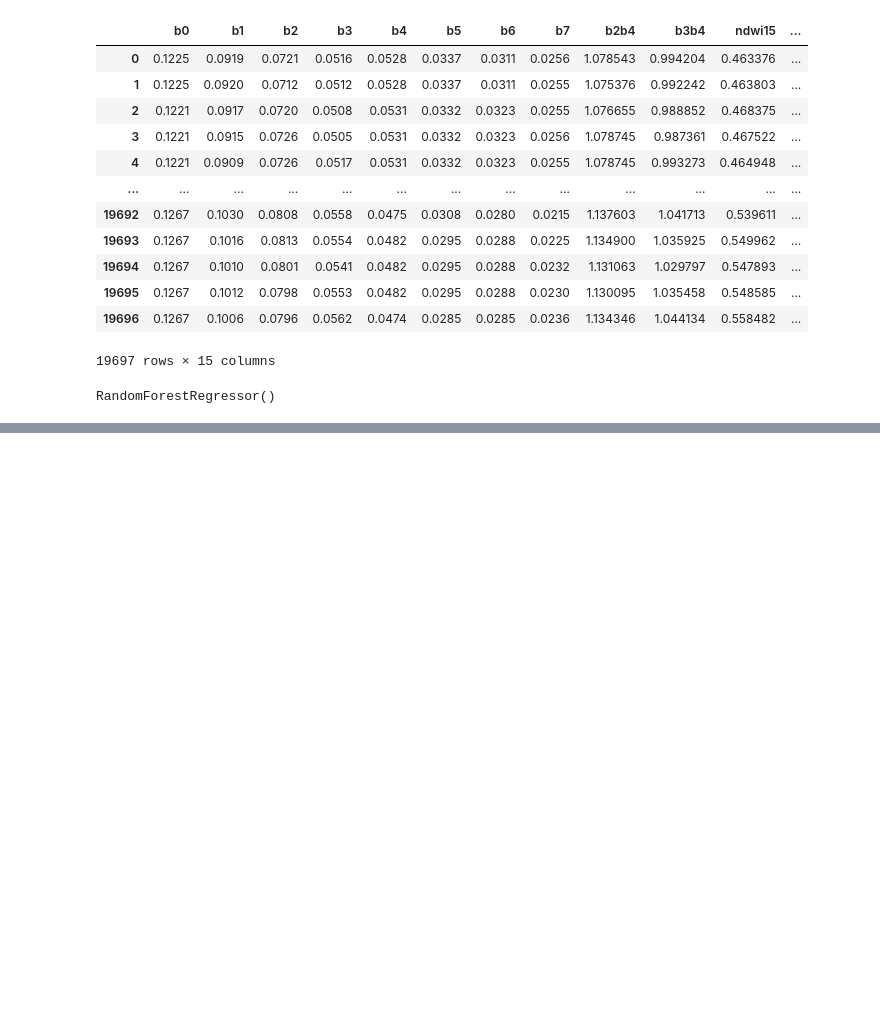
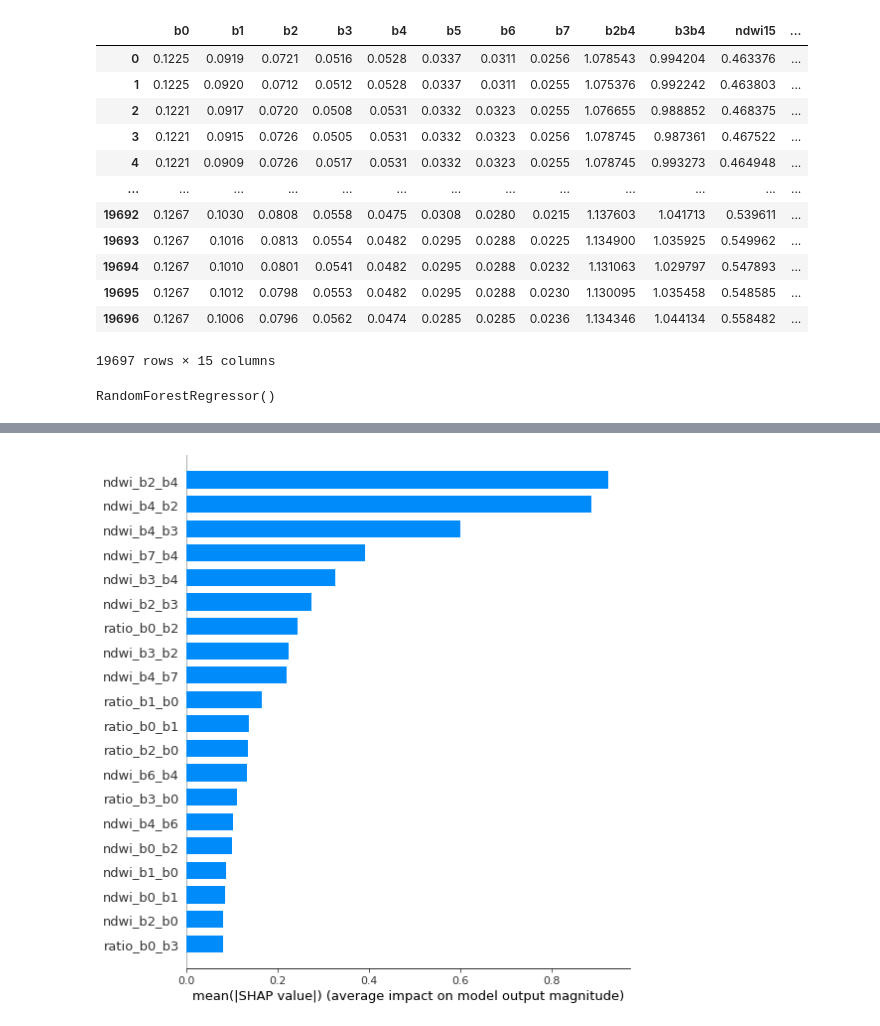
Before and after one commit to Ocean-Technologies/satellite_bathymetry, a Jupyter notebook: notebooks/new_data_feature_engineering.ipynb, the cells around one changed output, grey strips where cells are left out. Drawn from its saved outputs; the diff is of its cells as text; code cells hidden in the pictures; blank space fills up the shorter version.

```diff
--- a/notebooks/new_data_feature_engineering.ipynb
+++ b/notebooks/new_data_feature_engineering.ipynb
@@ -128,0 +149,2 @@ Split 9 -- Score: 0.8708223685112924
+# %%
+new_data_df = pd.DataFrame(new_data)
@@ -128,0 +158,12 @@ Split 9 -- Score: 0.8708223685112924
+# %%
+# Teste all possibilities of ndwi and log ratio as feature
+features = new_data_df
+target = df.z
+
+X_train, X_val, y_train, y_val = train_test_split(features, target, test_size=0.3, random_state=42)
+# %%
+lgbm = LGBMRegressor()
+lgbm.fit(X_train, y_train)
+
+rf = RandomForestRegressor()
+rf.fit(X_train, y_train)
@@ -128,0 +191,7 @@ Split 9 -- Score: 0.8708223685112924
+# %%
+explainer = shap.TreeExplainer(rf)
+shap_values = explainer.shap_values(X_train, approximate=True)
+# %%
+shap.summary_plot(shap_values, X_train, plot_type="bar")
+# %% [output]
+[figure, added]
```
Also changed, not shown: parts of 13 cells of this notebook, 2 other files.
